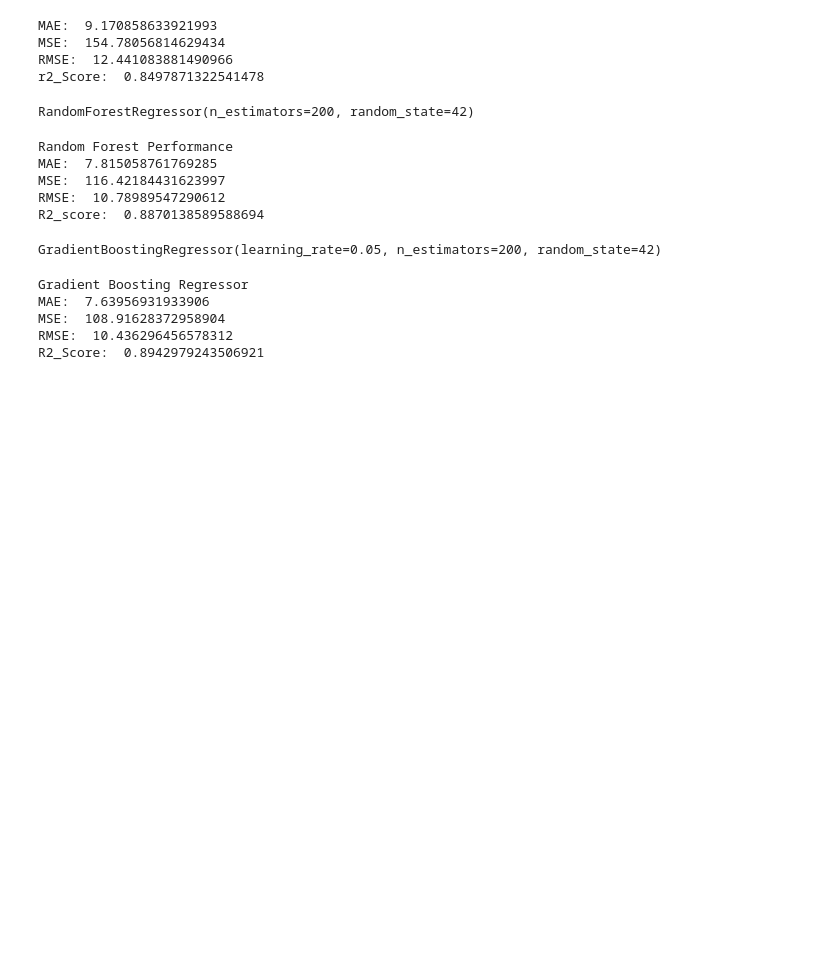
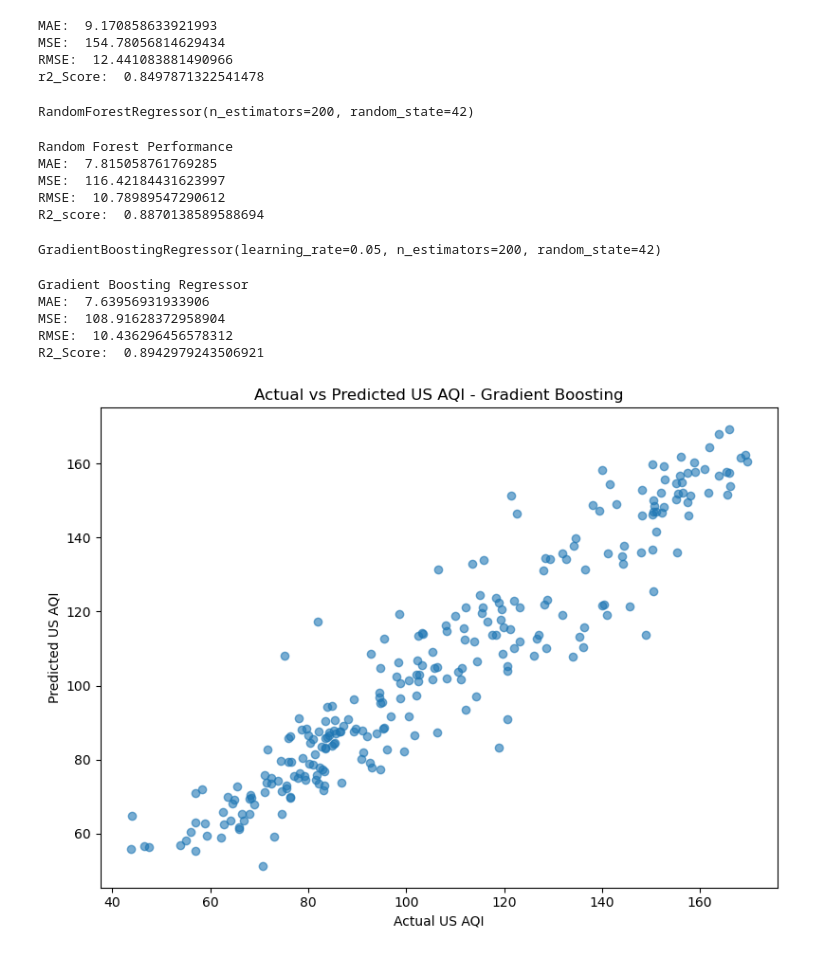
Before and after one commit to skmorwa2001-star/Project---Jaipur-Air-Quality-Explorer, a Jupyter notebook: data_cleaning.ipynb, the cells around one changed output. Saved outputs shown, nothing was run; the diff lists cells and outputs as text; code cells hidden in the pictures; blank space fills up the shorter version.

Commit message:
Graphical Representation of GB model

```diff
--- a/data_cleaning.ipynb
+++ b/data_cleaning.ipynb
@@ -440,3 +440,17 @@ MAE:  7.63956931933906
 MSE:  108.91628372958904
 RMSE:  10.436296456578312
 R2_Score:  0.8942979243506921
+# %%
+## Graphical Representation
+
+plt.figure(figsize=(8,6))
+plt.scatter(Y_test,y_pred_gb,alpha=0.6)
+
+plt.xlabel("Actual US AQI")
+plt.ylabel("Predicted US AQI")
+plt.title("Actual vs Predicted US AQI - Gradient Boosting")
+
+plt.tight_layout()
+plt.show()
+# %% [output]
+[figure, added]
```
